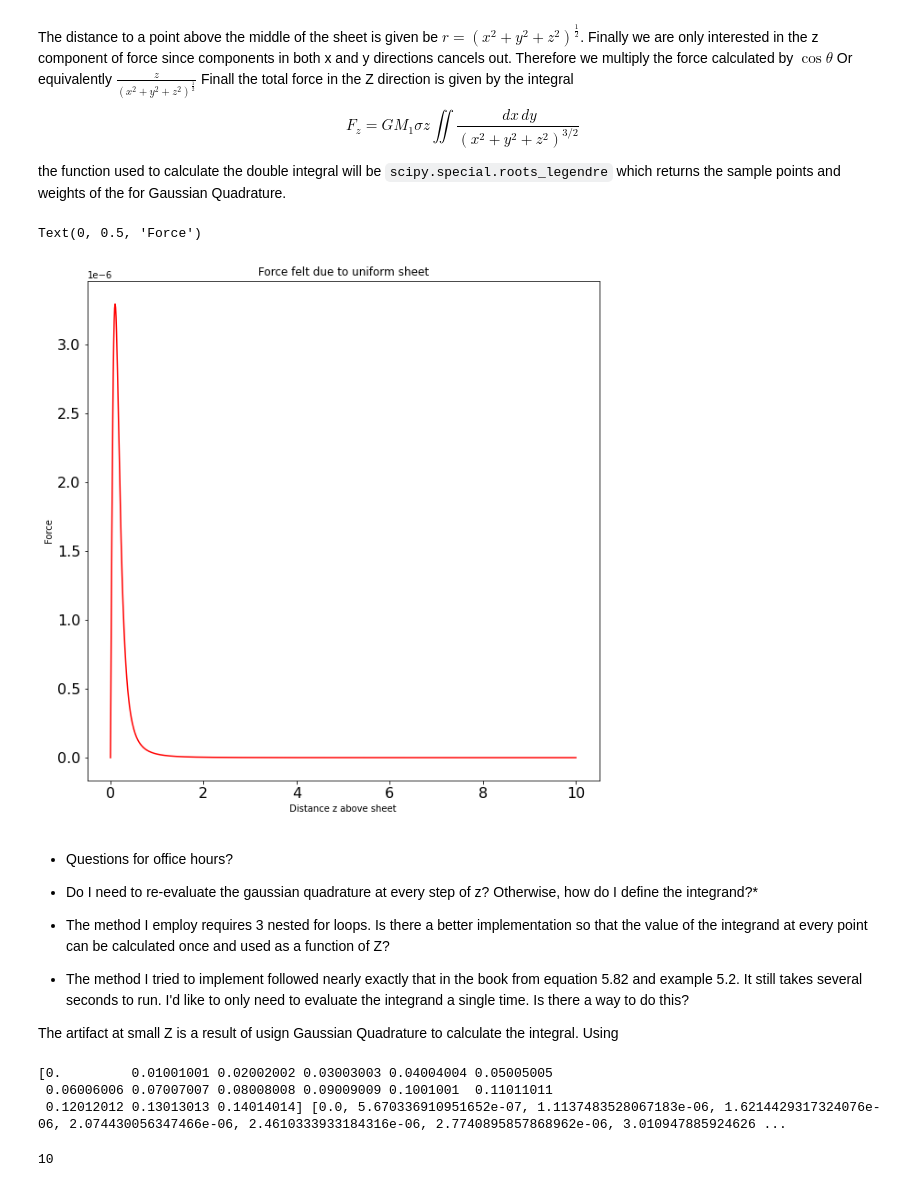
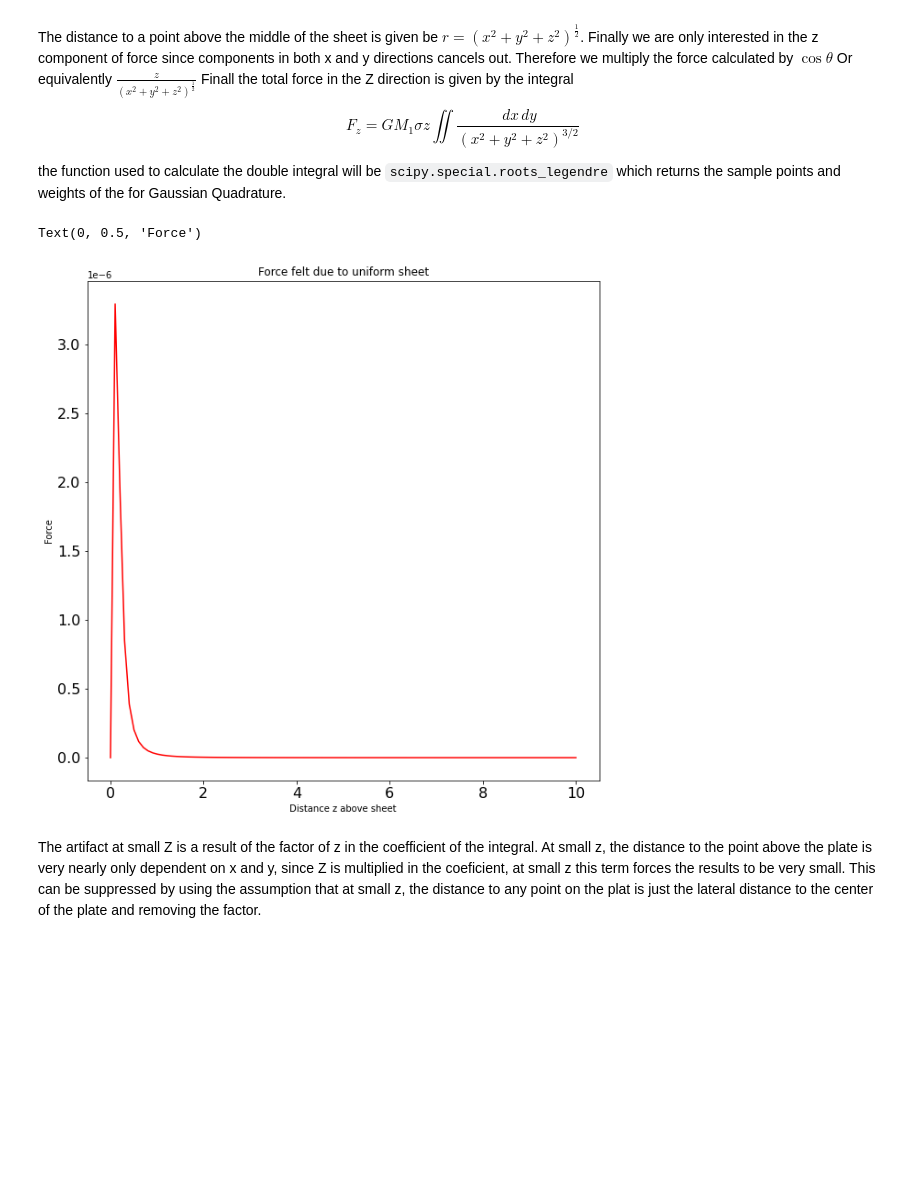
Before and after one commit to cmerrill11/astr-427, a Jupyter notebook: ps3.ipynb, the cells around one changed output. Drawn from its saved outputs; the diff is of its cells as text; code cells hidden in the pictures; blank space fills up the shorter version.

```diff
--- a/ps3.ipynb
+++ b/ps3.ipynb
@@ -188,10 +220,15 @@ def f2(x):
     """
     return np.sin(11*x)
 
+errs = []
 for i, f in enumerate(funcs):
     for n in vals:
         sol = f(f2, n)
+        errs.append(sol)
         print(f"{names[i]} with N = {n}: {sol:0.15}")
+
+plot_error(errs, titles)
+plt.title("Integration estimation for sin(11x)")
 # %% [output]
 midpoint rule with N = 10: 0.224410268139703
 midpoint rule with N = 100: 0.182181798328343
@@ -205,11 +244,16 @@ simpsons rule with N = 1000: 0.181814620817962
 # %%
 # The solution to the integral from 0 to 2 for the second function
+errs = []
 exact2 = (1 - np.cos(22))/11
 for i,s in enumerate(funcs):
     for n in vals:
-        # print(type(n), n)
+        # Calculate the fractional error
         err = error(s, f2, n, exact2)
+        errs.append(err)
         print(f"The error for {names[i]} with N = {n} is {err * 100:0.15} percent")
+
+plot_error(errs, titles)
+plt.title("Fractional error plot for sin(11x)")
 # %% [output]
 The error for midpoint rule with N = 10 is 23.4280650379921 percent
 The error for midpoint rule with N = 100 is 0.201951716445375 percent
@@ -236,12 +282,16 @@ def em_simps2(N):
     return (1/180) * h**4 * 11**3 * (np.sin(11*2) - np.sin(11*0))
 
 corrs = [em_trap2, em_simps2]
+errs = []
 for i,s in enumerate(funcs[-2:]):
     for n in vals:
         sol = s(f2, n) + corrs[i](n)
         frac = abs(sol - exact2) / exact2
+        errs.append(frac)
         print(f"The error for the {names[i + 1]} at N = {n} using the" +
               f"Euler-McClaurin error is {frac * 100:0.15} percent")
+plot_error(errs, titles[1:])
+plt.title("Fractional error using EM Correction for Sin(11x)")
 # %% [output]
 The error for the trapazoidal rule at N = 10 using theEuler-McClaurin error is 3.68017509036939 percent
 The error for the trapazoidal rule at N = 100 using theEuler-McClaurin error is 0.000325730943322819 percent
@@ -274,7 +327,7 @@ import matplotlib.pyplot as plt
 # %%
 func=1 #flag chooses which function to differentiate
 
-frequency_of_sin = 1.  #only relevent if func != 1,2 so else is selected in testfunc
+frequency_of_sin = 11.  #only relevent if func != 1,2 so else is selected in testfunc
 
 #this is the test function we are differentiating
 #several options are given
@@ -424,54 +477,37 @@ def integrand(x, y, z):
     return 1 / (x**2 + y**2 + z**2)**3/2
 
 # Number of sample points
-N = 1000
+N = 100
 a = -10
 b = 10
 
 # Calculate the sample points adn weights and map them to the required integration domain
 x, w = roots_legendre(100)
 xp = 0.5*(b-a)*x + 0.5*(b+a)
 wp = 0.5*(b-a)*w
 
 # For  every value of z, calculate the integral and the force
-z = np.linspace(0, 10, 1000)
+z = np.linspace(0, 10, 100)
 force = []
 for i in z: # for every value of z
     s = 0
     for j in range(100): # calculate the value of the integral by summing over x and y samples
         for k in range(100):
             s += wp[j]*wp[k]*integrand(xp[j], xp[k], i)
-    fz = G*sigma*i*s
+    fz = G*sigma*s*i
     force.append(fz)
 
 
 #Plot the force as a function of distance from z = 0 to z = 10
 fig, ax = plt.subplots(1,1, figsize = (10,10))
 plt.tick_params(labelsize = 16)
 
 ax.plot(z, force, color = 'r')
 ax.set_title("Force felt due to uniform sheet")
 ax.set_xlabel("Distance z above sheet")
 ax.set_ylabel("Force")
 # %% [output]
 Text(0, 0.5, 'Force')
-[figure, old version]
+[figure, new version]
 # %% [markdown]
-* Questions for office hours?
-* Do I need to re-evaluate the gaussian quadrature at every step of z? Otherwise, how do I define the integrand?*
-
-* The method I employ requires 3 nested for loops. Is there a better implementation so that the value of the integrand at every point can be calculated once and used as a function of Z?
-
-* The method I tried to implement followed nearly exactly that in the book from equation 5.82 and example 5.2. It still takes several seconds to run. I'd like to only need to evaluate the integrand a single time. Is there a way to do this?
-
-The artifact at small Z is a result of usign Gaussian Quadrature to calculate the integral. Using
+The artifact at small Z is a result of the factor of z in the coefficient of the integral. At small z, the distance to the point above the plate is very nearly only dependent on x and y, since Z is multiplied in the coeficient, at small z this term forces the results to be very small. This can be suppressed by using the assumption that at small z, the distance to any point on the plat is just the lateral distance to the center of the plate and removing the factor.
-# %%
-print(z[0:15], force[0:15])
-# %% [output]
-[0.         0.01001001 0.02002002 0.03003003 0.04004004 0.05005005
- 0.06006006 0.07007007 0.08008008 0.09009009 0.1001001  0.11011011
- 0.12012012 0.13013013 0.14014014] [0.0, 5.670336910951652e-07, 1.1137483528067183e-06, 1.6214429317324076e-06, 2.074430056347466e-06, 2.4610333933184316e-06, 2.7740895857868962e-06, 3.010947885924626 ...
-# %%
-np.argmax(force)
-# %% [output]
-10
```
Also changed, not shown: parts of 19 cells of this notebook.
